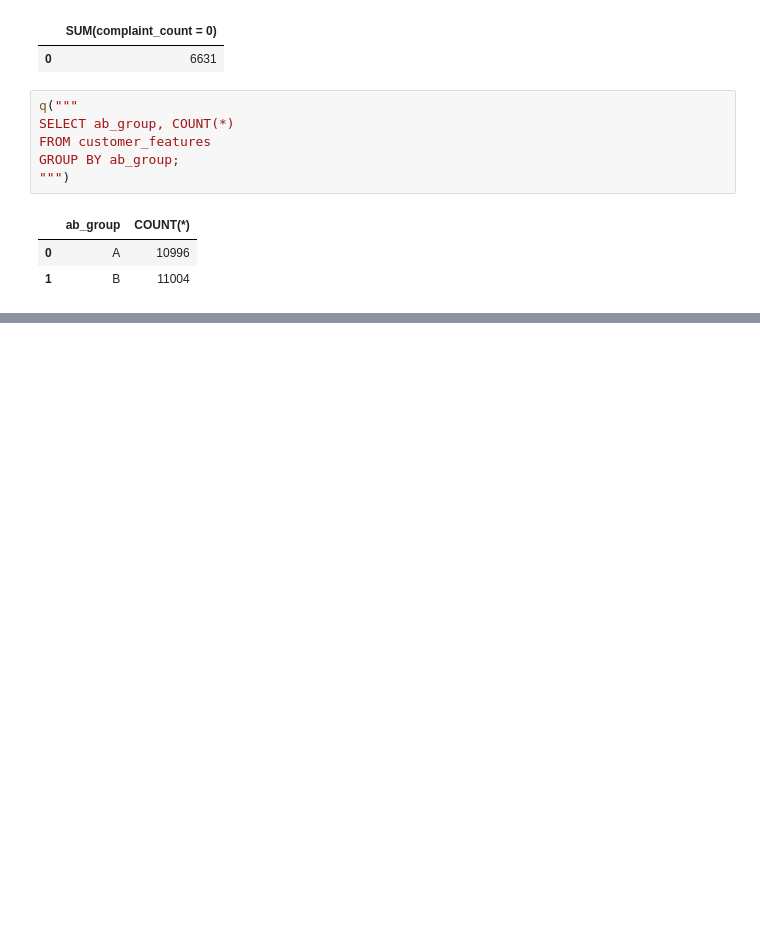
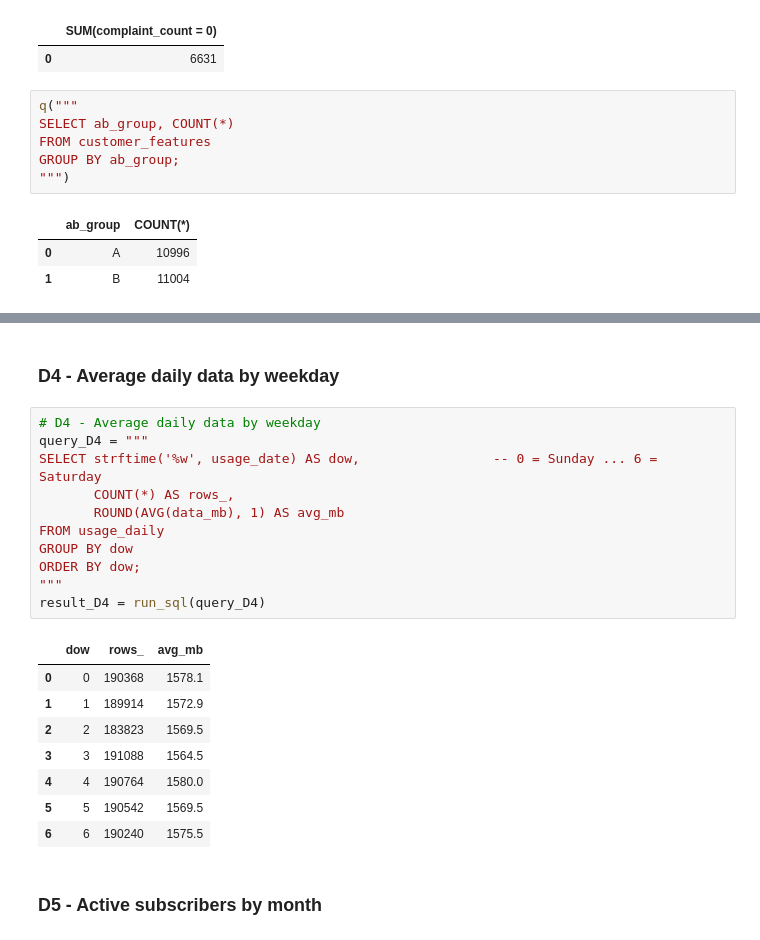
Before and after one commit to alsabithbca25dbi-afk/airtel-telecom-analytics, a Jupyter notebook: notebook/05_analysis.ipynb, the cells around one changed output, grey strips where cells are left out. Saved outputs shown, nothing was run; the diff lists cells and outputs as text; blank space fills up the shorter version.

```diff
--- a/notebook/05_analysis.ipynb
+++ b/notebook/05_analysis.ipynb
@@ -42,0 +554,24 @@ GROUP BY ab_group;
+# %% [markdown]
+### D4 - Average daily data by weekday
+# %%
+# D4 - Average daily data by weekday
+query_D4 = """
+SELECT strftime('%w', usage_date) AS dow,                 -- 0 = Sunday ... 6 = Saturday
+       COUNT(*) AS rows_,
+       ROUND(AVG(data_mb), 1) AS avg_mb
+FROM usage_daily
+GROUP BY dow
+ORDER BY dow;
+"""
+result_D4 = run_sql(query_D4)
+# %% [output]
+|  | dow | rows_ | avg_mb |
+| 0 | 0 | 190368 | 1578.1 |
+| 1 | 1 | 189914 | 1572.9 |
+| 2 | 2 | 183823 | 1569.5 |
+| 3 | 3 | 191088 | 1564.5 |
+| 4 | 4 | 190764 | 1580.0 |
+| 5 | 5 | 190542 | 1569.5 |
+| 6 | 6 | 190240 | 1575.5 |
+# %% [markdown]
+### D5 - Active subscribers by month
```
Also changed, not shown: parts of 95 cells of this notebook, 1 other file.
